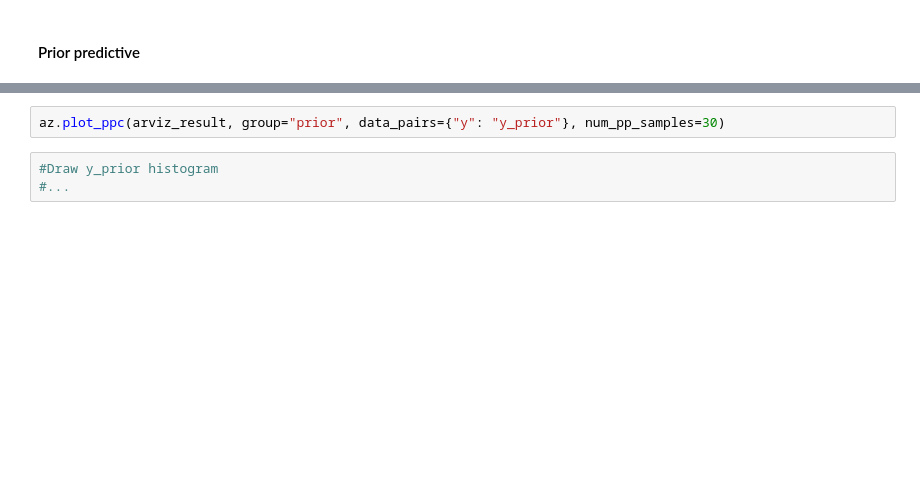
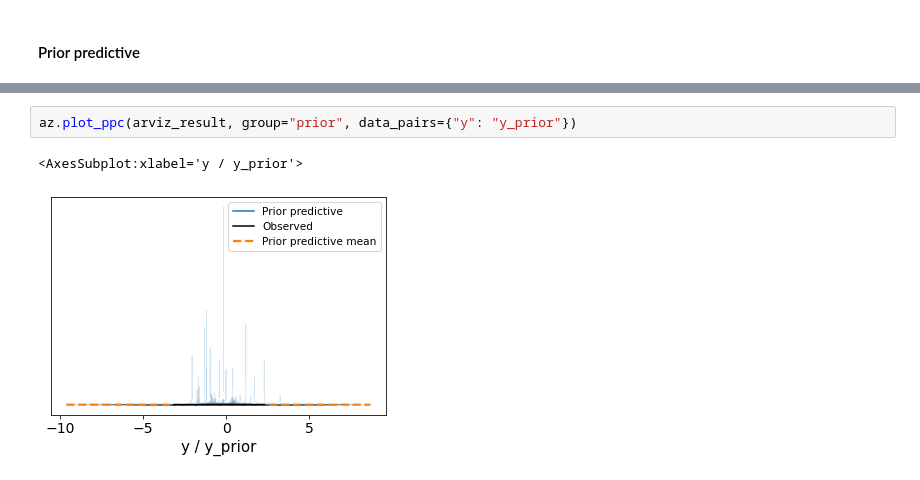
Before and after one commit to awitczak/DataAnalytics, a Jupyter notebook: Lab3/lab3.ipynb, the cells around one changed output, grey strips where cells are left out. Drawn from its saved outputs; the diff is of its cells as text; blank space fills up the shorter version.

```diff
--- a/Lab3/lab3.ipynb
+++ b/Lab3/lab3.ipynb
@@ -255,5 +302,5 @@ arviz_result
 # %%
-az.plot_ppc(arviz_result, group="prior", data_pairs={"y": "y_prior"}, num_pp_samples=30)
+az.plot_ppc(arviz_result, group="prior", data_pairs={"y": "y_prior"})
+# %% [output]
+<AxesSubplot:xlabel='y / y_prior'>
+[figure, added]
-# %%
-#Draw y_prior histogram
-#...
```
Also changed, not shown: parts of 19 cells of this notebook.
